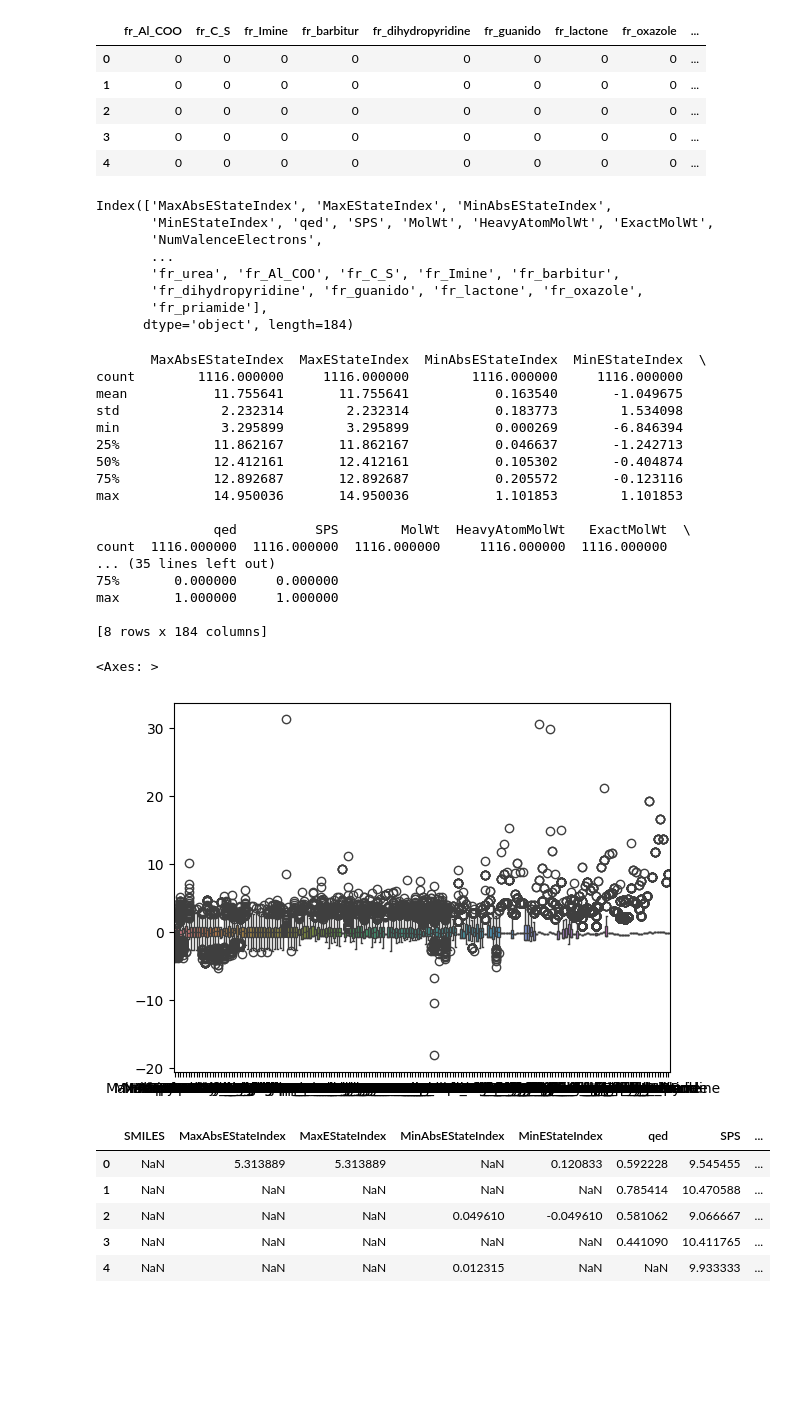
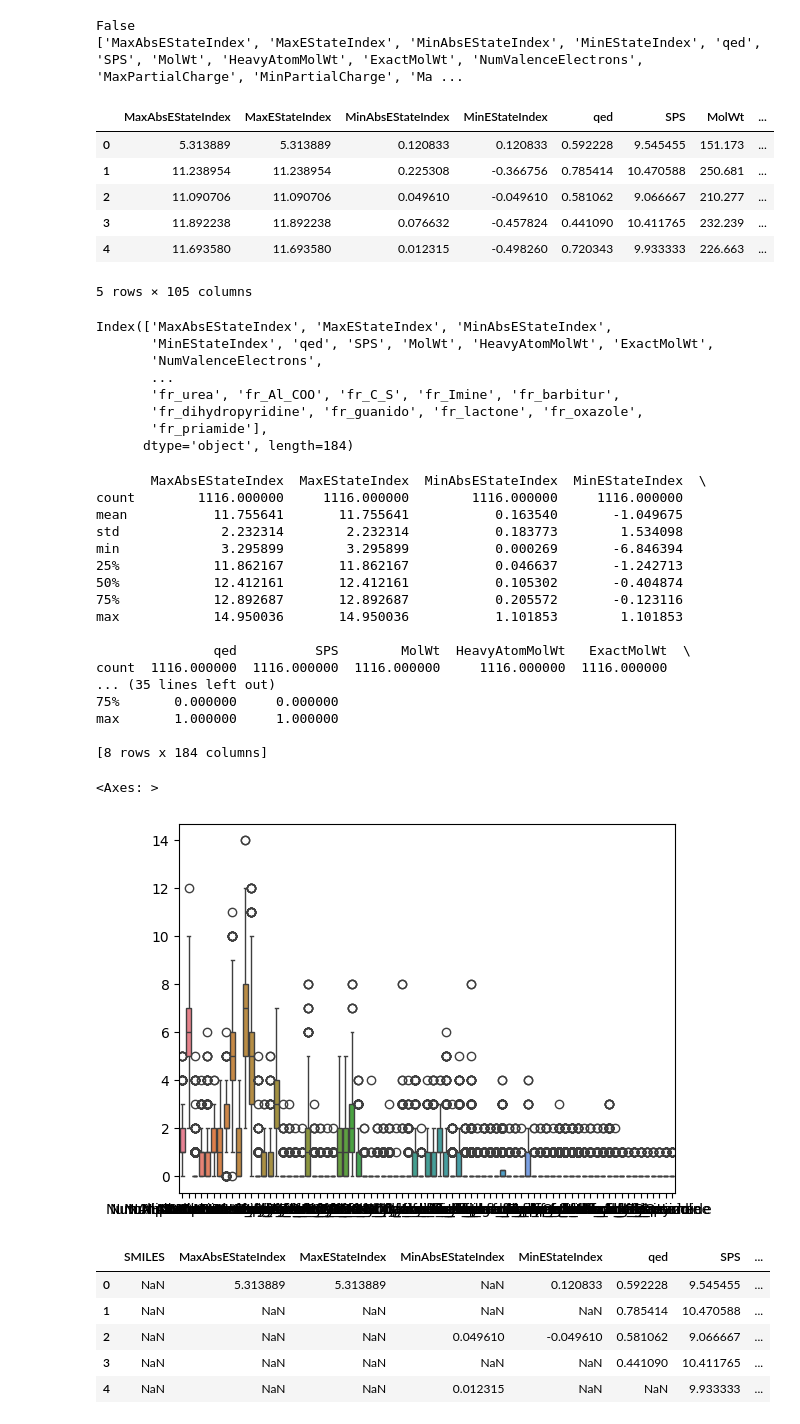
Before and after one commit to annebiemans/Group16, a Jupyter notebook: part_2.ipynb, the cells around one changed output. Saved outputs shown, nothing was run; the diff lists cells and outputs as text; code cells hidden in the pictures; blank space fills up the shorter version.

```diff
--- a/part_2.ipynb
+++ b/part_2.ipynb
@@ -36,22 +22,35 @@ df_descriptors = df_molecules.drop("SMILES", axis=1)
 # %%
 # Function to check if a column contains only binary data
 def is_binary_column(col):
-    return col.dropna().isin([0, 1]).all()
+    return col.dropna().isin([0, 1,2,3,4,5,6,7,8,9,10,11,12,13,14,15]).all()
 
-df_fr=pd.DataFrame()
+print(is_binary_column(df_descriptors['qed']))
+
+df_fr = pd.DataFrame()
+df_non_binary = pd.DataFrame()
+non_binary = []
 # Check each column for binary data
 for col in df_descriptors.columns:
     if is_binary_column(df_descriptors[col]):
+        #df_non_binary[col].drop(col, axis=1)
+        #df_non_binary = df_non_binary.drop(columns=[col])
         df_fr[col]=df_descriptors[col]
-        #print(f"Column '{col}' contains only binary data.")
-df_fr.head()
+    else:
+        non_binary.append(col)
+
+print(non_binary)
+df_non_binary[non_binary]=df_descriptors[non_binary]
+df_non_binary.head()
 # %% [output]
+False
+['MaxAbsEStateIndex', 'MaxEStateIndex', 'MinAbsEStateIndex', 'MinEStateIndex', 'qed', 'SPS', 'MolWt', 'HeavyAtomMolWt', 'ExactMolWt', 'NumValenceElectrons', 'MaxPartialCharge', 'MinPartialCharge', 'Ma ...
-|  | fr_Al_COO | fr_C_S | fr_Imine | fr_barbitur | fr_dihydropyridine | fr_guanido | fr_lactone | fr_oxazole | ... |
-| 0 | 0 | 0 | 0 | 0 | 0 | 0 | 0 | 0 | ... |
-| 1 | 0 | 0 | 0 | 0 | 0 | 0 | 0 | 0 | ... |
-| 2 | 0 | 0 | 0 | 0 | 0 | 0 | 0 | 0 | ... |
-| 3 | 0 | 0 | 0 | 0 | 0 | 0 | 0 | 0 | ... |
-| 4 | 0 | 0 | 0 | 0 | 0 | 0 | 0 | 0 | ... |
+|  | MaxAbsEStateIndex | MaxEStateIndex | MinAbsEStateIndex | MinEStateIndex | qed | SPS | MolWt | ... |
+| 0 | 5.313889 | 5.313889 | 0.120833 | 0.120833 | 0.592228 | 9.545455 | 151.173 | ... |
+| 1 | 11.238954 | 11.238954 | 0.225308 | -0.366756 | 0.785414 | 10.470588 | 250.681 | ... |
+| 2 | 11.090706 | 11.090706 | 0.049610 | -0.049610 | 0.581062 | 9.066667 | 210.277 | ... |
+| 3 | 11.892238 | 11.892238 | 0.076632 | -0.457824 | 0.441090 | 10.411765 | 232.239 | ... |
+| 4 | 11.693580 | 11.693580 | 0.012315 | -0.498260 | 0.720343 | 9.933333 | 226.663 | ... |
+5 rows × 105 columns
 # %%
 print(df_descriptors.columns)
 # %% [output]
@@ -70,35 +69,35 @@ print(df_descriptors.describe())  # gives: mean, std, min, 25%, 505 75% and max
 # Scaling the data
 scaler = StandardScaler()
 scaled = scaler.fit_transform(df_descriptors)
 
 # Convert the scaled data back to a DataFrame
 df_scaled = pd.DataFrame(scaled, index=df_descriptors.index, columns=df_descriptors.columns)
 
 # Applying PCA and finding the variance
 pca = PCA()
 pca.fit(df_scaled)
 df_scaled.head()
-sns.boxplot(data=df_scaled)
+sns.boxplot(data=df_fr)
 # %% [output]
        MaxAbsEStateIndex  MaxEStateIndex  MinAbsEStateIndex  MinEStateIndex  \
 count        1116.000000     1116.000000        1116.000000     1116.000000
 mean           11.755641       11.755641           0.163540       -1.049675
 std             2.232314        2.232314           0.183773        1.534098
 min             3.295899        3.295899           0.000269       -6.846394
 25%            11.862167       11.862167           0.046637       -1.242713
 50%            12.412161       12.412161           0.105302       -0.404874
 75%            12.892687       12.892687           0.205572       -0.123116
 max            14.950036       14.950036           1.101853        1.101853
 
                qed          SPS        MolWt  HeavyAtomMolWt   ExactMolWt  \
 count  1116.000000  1116.000000  1116.000000     1116.000000  1116.000000
 ... (35 lines left out)
 75%       0.000000     0.000000
 max       1.000000     1.000000
 
 [8 rows x 184 columns]
 <Axes: >
-[figure, old version]
+[figure, new version]
 # %%
 z_scores = stats.zscore(df_descriptors)
 
```
Also changed, not shown: parts of 2 cells of this notebook, 1 other file.
